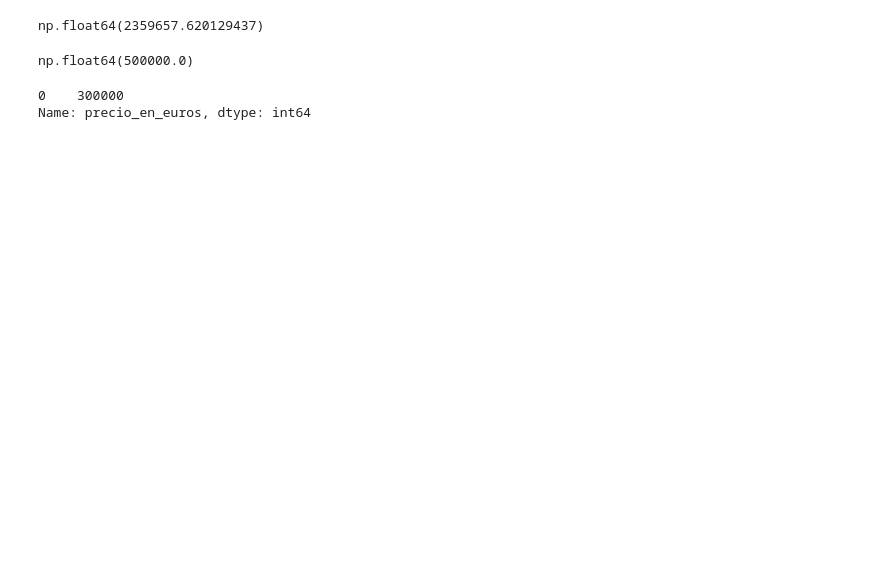
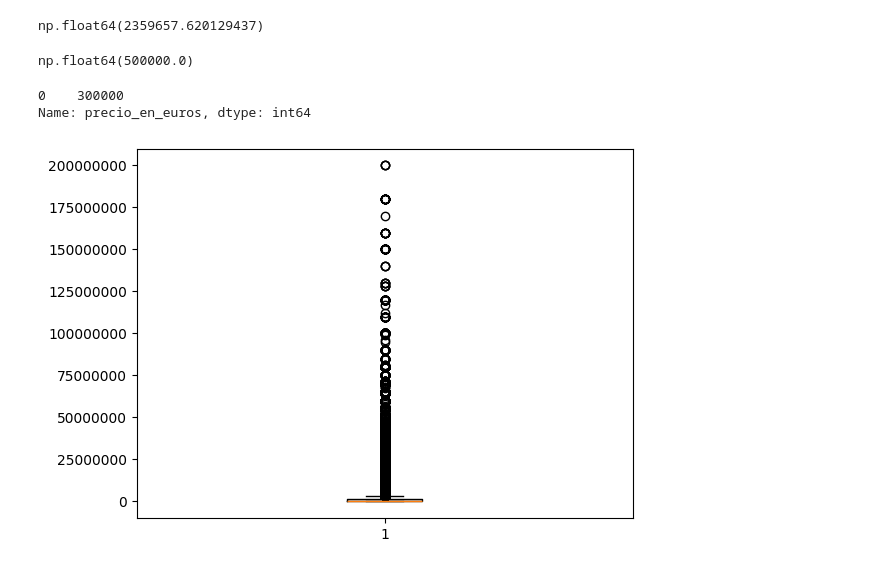
Before and after one commit to EmanuelHenaoA/PythonActividades, a Jupyter notebook: Estadistica.ipynb, the cells around one changed output. Drawn from its saved outputs; the diff is of its cells as text; code cells hidden in the pictures; blank space fills up the shorter version.

```diff
--- a/Estadistica.ipynb
+++ b/Estadistica.ipynb
@@ -102,3 +92,11 @@ data_player_ordered['precio_en_euros'].mode()
 # %% [output]
 0    300000
 Name: precio_en_euros, dtype: int64
+# %%
+#Graficos
+plt.ticklabel_format(style='plain', axis='y')
+
+plt.boxplot(data_player_ordered['precio_en_euros'])
+plt.show()
+# %% [output]
+[figure, added]
```
Also changed, not shown: parts of 8 cells of this notebook, 7 other files.
